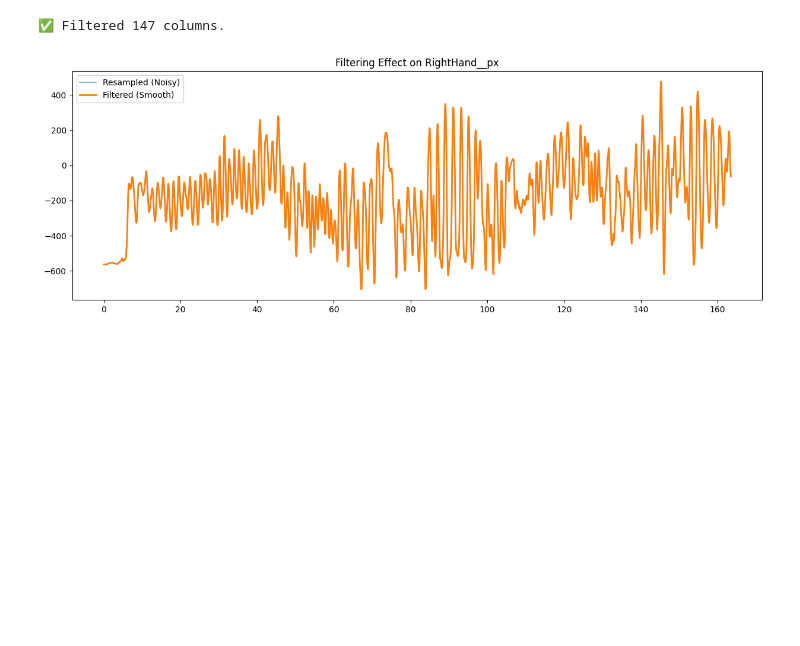
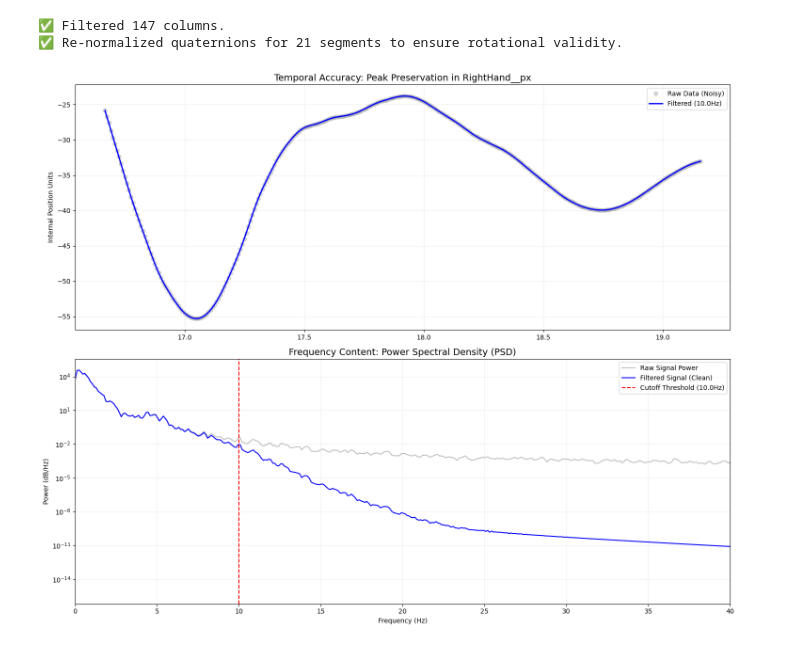
Before and after one commit to Drorhaz/Gaga-mocap-Kinematics, a Jupyter notebook: notebooks/04_filtering.ipynb, the cells around one changed output. Cells and saved outputs as stored; diff of their text form; code cells hidden in the pictures; blank space fills up the shorter version.

```diff
--- a/notebooks/04_filtering.ipynb
+++ b/notebooks/04_filtering.ipynb
@@ -52,24 +95,78 @@ Applying Butterworth Filter: Cutoff=10.0Hz, Order=4, FS=120.0
 # %%
-# Filtering Positions (px, py, pz) and Quaternions (qx, qy, qz, qw)
+# --- CELL 03: Signal Filtering & Quaternion Normalization ---
+# RATIONALE: Butterworth filtering is a weighted average. When applied
+# to quaternions, the resulting vector may not have a norm of 1.0.
+# Re-normalization is mandatory to preserve rotational integrity.
+
 cols_to_filter = [c for c in df.columns if c.endswith(('__px', '__py', '__pz', '__qx', '__qy', '__qz', '__qw'))]
-
 df_filtered = df.copy()
 
+# 1. Apply Butterworth Filter
 for col in cols_to_filter:
     df_filtered[col] = butter_lowpass_filter(df[col].values, CUTOFF, FS, ORDER)
 
+# 2. Re-normalize Quaternions (Scientific Critical Step)
+# RATIONALE: Biomechanical rotation matrices (NB 06) require unit quaternions.
+quat_cols = [c for c in df_filtered.columns if c.endswith(('__qx', '__qy', '__qz', '__qw'))]
+segments = set(c.split('__')[0] for c in quat_cols)
+
+for seg in segments:
+    qx = df_filtered[f"{seg}__qx"]
+    qy = df_filtered[f"{seg}__qy"]
+    qz = df_filtered[f"{seg}__qz"]
+    qw = df_filtered[f"{seg}__qw"]
+
+    # Calculate norm per frame
+    norms = np.sqrt(qx**2 + qy**2 + qz**2 + qw**2)
+    norms[norms == 0] = 1.0 # Protect against division by zero
+
+    # Apply normalization
+    df_filtered[f"{seg}__qx"] /= norms
+    df_filtered[f"{seg}__qy"] /= norms
+    df_filtered[f"{seg}__qz"] /= norms
+    df_filtered[f"{seg}__qw"] /= norms
+
 print(f"✅ Filtered {len(cols_to_filter)} columns.")
+print(f"✅ Re-normalized quaternions for {len(segments)} segments to ensure rotational validity.")
 # %% [output]
 ✅ Filtered 147 columns.
+✅ Re-normalized quaternions for 21 segments to ensure rotational validity.
 # %%
-# Let's see how much "noise" we removed from a single joint's position
-sample_col = "RightHand__px"
-plt.figure(figsize=(15, 5))
-plt.plot(df['time_s'], df[sample_col], label='Resampled (Noisy)', alpha=0.5)
-plt.plot(df_filtered['time_s'], df_filtered[sample_col], label='Filtered (Smooth)', linewidth=2)
-plt.title(f"Filtering Effect on {sample_col}")
-plt.legend()
-plt.show()
+from scipy.signal import welch
+
+def plot_scientific_validation(df_raw, df_filt, col, fs, cutoff):
+    fig, (ax1, ax2) = plt.subplots(2, 1, figsize=(15, 12))
+
+    # גרף 1: מבחן הזמן (Temporal Validation) - זום על תנועת Gaga מהירה
+    start, end = 2000, 2300 # חלון של 2.5 שניות
+    ax1.plot(df_raw['time_s'][start:end], df_raw[col][start:end], 'o', color='gray', alpha=0.3, label='Raw Data (Noisy)')
+    ax1.plot(df_filt['time_s'][start:end], df_filt[col][start:end], color='blue', lw=2, label=f'Filtered ({cutoff}Hz)')
+    ax1.set_title(f"Temporal Accuracy: Peak Preservation in {col}", fontsize=14)
+    ax1.set_ylabel("Internal Position Units")
+    ax1.legend()
+    ax1.grid(True, alpha=0.2)
+
+    # גרף 2: מבחן התדר (Frequency Validation) - PSD
+    # זה הגרף שמוכיח למבקר המאמר שלא איבדת מידע
+    f_raw, p_raw = welch(df_raw[col], fs, nperseg=1024)
+    f_filt, p_filt = welch(df_filt[col], fs, nperseg=1024)
+
+    ax2.semilogy(f_raw, p_raw, label='Raw Signal Power', color='gray', alpha=0.5)
+    ax2.semilogy(f_filt, p_filt, label='Filtered Signal (Clean)', color='blue')
+    ax2.axvline(cutoff, color='red', linestyle='--', label=f'Cutoff Threshold ({cutoff}Hz)')
+
+    ax2.set_title("Frequency Content: Power Spectral Density (PSD)", fontsize=14)
+    ax2.set_xlabel("Frequency (Hz)")
+    ax2.set_ylabel("Power (dB/Hz)")
+    ax2.set_xlim([0, 40]) # רוב התנועה האנושית היא מתחת ל-20Hz
+    ax2.legend()
+    ax2.grid(True, which='both', alpha=0.2)
+
+    plt.tight_layout()
+    plt.show()
+
+# הרצה על יד ימין - המקום בו יש הכי הרבה "רעש" ותנועה מהירה
+plot_scientific_validation(df, df_filtered, "RightHand__px", FS, CUTOFF)
 # %% [output]
-[figure, old version]
+[figure, new version]
 # %%
```
Also changed, not shown: parts of 4 cells of this notebook, 29 other files.
